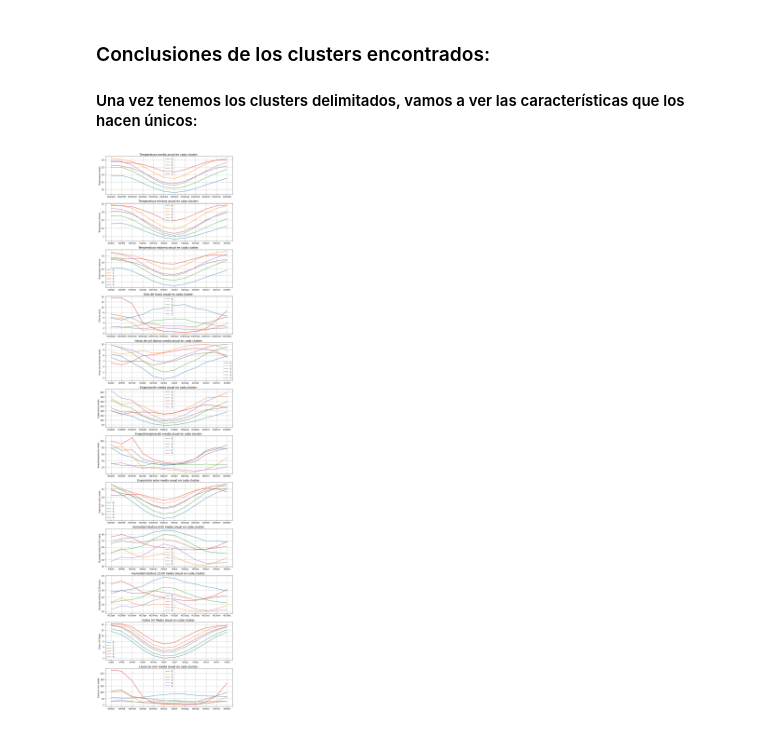
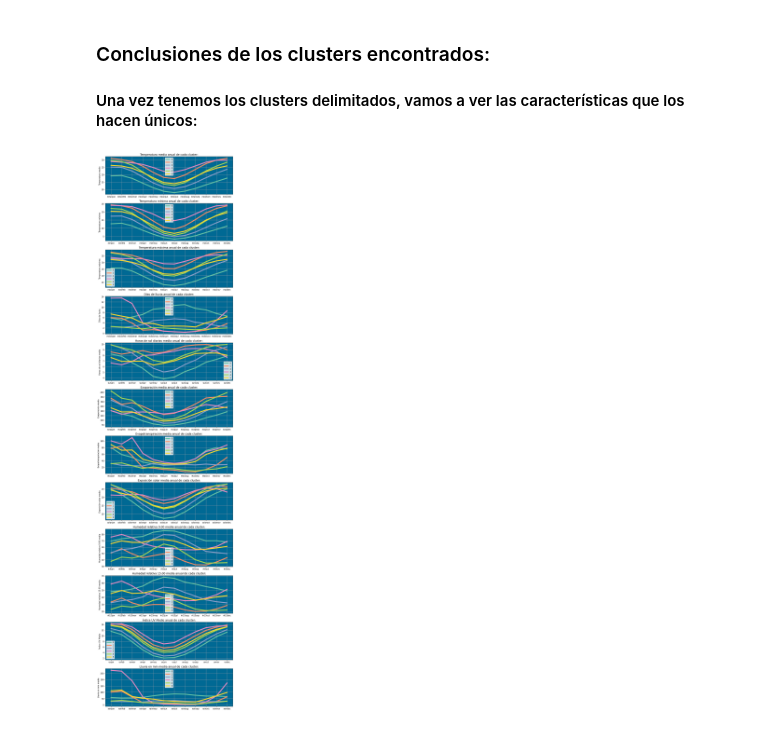
Before and after one commit to juansbg/australia_climate_clustering, a Jupyter notebook: dev/ml_clima_australia.ipynb, the cells around one changed output. Saved outputs shown, nothing was run; the diff lists cells and outputs as text; code cells hidden in the pictures.

```diff
--- a/dev/ml_clima_australia.ipynb
+++ b/dev/ml_clima_australia.ipynb
@@ -261,40 +261,44 @@ plt.show()
 ### Conclusiones de los clusters encontrados:
 #### Una vez tenemos los clusters delimitados, vamos a ver las características que los hacen únicos:
 # %%
+sns.set_palette('Set2')
+
 datos      = ['mean','min','max','rndias','sun','evap','etaa','solar','rh9','rh15','uv','rain']
 datos_info = ['Temperatura media ','Temperatura mínima ','Temperatura máxima ','Días de lluvia ',
               'Horas de sol diarias media ','Exaporación media ','Evapotranspiración media ',
               'Exposición solar media ','Humedad relativa 9:00 media ','Humedad relativa 15:00 media ',
               'Índice UV Medio ','Lluvia en mm media ']
 fig,axes = plt.subplots(ncols=1,nrows=12,figsize=(10,40))
+
 for i in range(12):
     dato = datos[i]
     desc = datos_info[i]
     info = resultados.groupby('cluster').aggregate({
         dato+'jan':'mean',
         dato+'feb':'mean',
         dato+'mar':'mean',
         dato+'apr':'mean',
         dato+'may':'mean',
         dato+'jun':'mean',
         dato+'jul':'mean',
         dato+'aug':'mean',
         dato+'sep':'mean',
         dato+'oct':'mean',
         dato+'nov':'mean',
         dato+'dec':'mean',
     })
 
     plotinfo = info.transpose()
 
     for item in info.transpose().iteritems():
-        sns.lineplot(data=item[1], ax=axes[i],label=item[0],palette='Set2')
+        sns.lineplot(data=item[1], ax=axes[i],label=item[0],linewidth = 5)
 
     axes[i].set_ylabel(desc)
-    axes[i].set_title(desc+'anual en cada cluster: ')
+    axes[i].set_title(desc+'anual de cada cluster:')
     axes[i].grid()
+    axes[i].set_facecolor('#006994')
 
 fig.tight_layout()
 plt.show()
 # %% [output]
-[figure, old version]
+[figure, new version]
```
